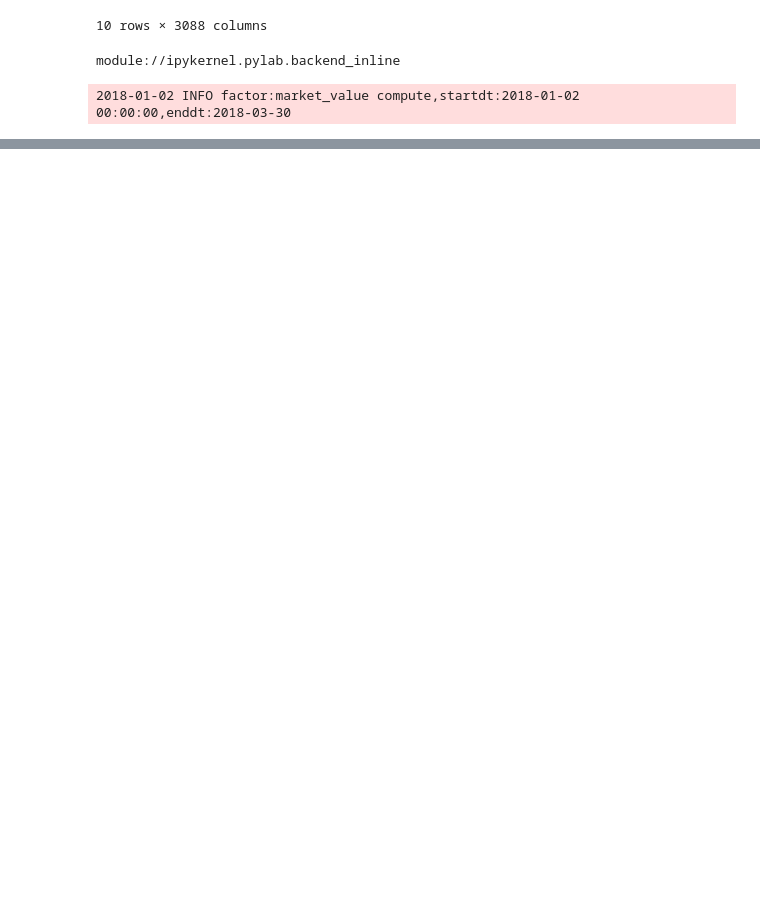
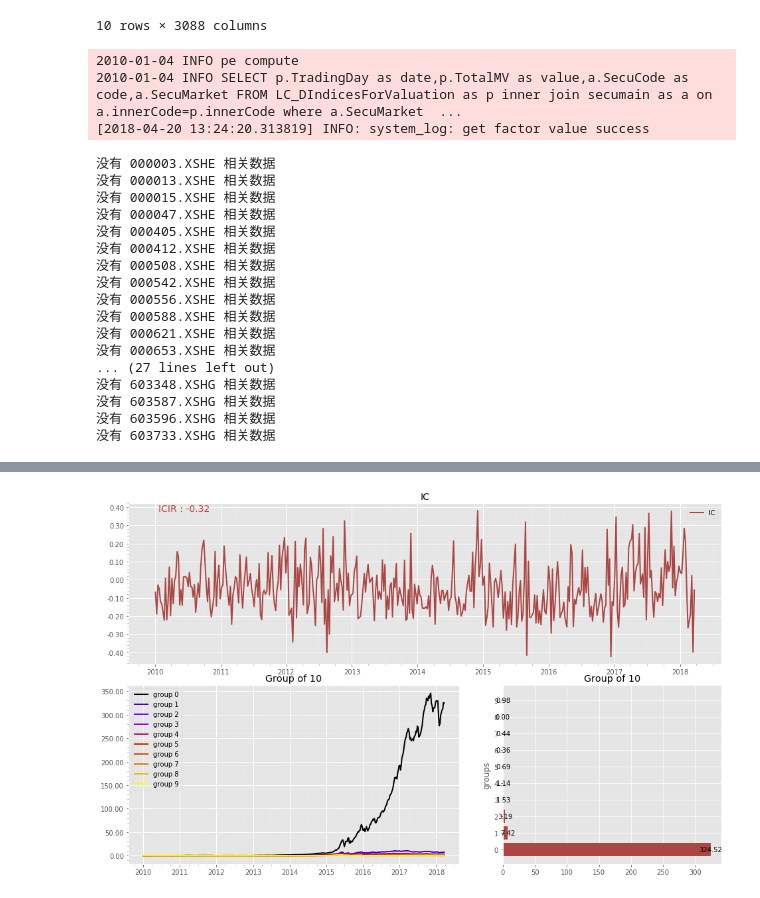
Before and after one commit to xclxxl414/rqalpha, a Jupyter notebook: ipynbs/factors/market_value.ipynb, the cells around one changed output, grey strips where cells are left out. Cells and saved outputs as stored; diff of their text form; code cells hidden in the pictures; blank space fills up the shorter version.

```diff
--- a/ipynbs/factors/market_value.ipynb
+++ b/ipynbs/factors/market_value.ipynb
@@ -92,17 +85,32 @@ from rqalpha.mod.rqalpha_mod_alphaStar_factors import evaluate_file
 
 config = {
   "base": {
-    "start_date": "2018-01-01",
+    "start_date": "2010-01-01",
     "end_date": "2018-04-01",
   },
 }
-# import matplotlib.pyplot as plt
-import matplotlib
-# matplotlib.use('agg')
-print(matplotlib.rcParams['backend'])
+
 factor_file_path = "./market_value.ipynb"
 
 evaluate_file(factor_file_path=factor_file_path,config=config,config_file = "../config_factor.yml")
 # %% [output]
-module://ipykernel.pylab.backend_inline
+2010-01-04 INFO pe compute
+2010-01-04 INFO SELECT p.TradingDay as date,p.TotalMV as value,a.SecuCode as code,a.SecuMarket FROM LC_DIndicesForValuation as p inner join secumain as a on a.innerCode=p.innerCode where a.SecuMarket  ...
+[2018-04-20 13:24:20.313819] INFO: system_log: get factor value success
-2018-01-02 INFO factor:market_value compute,startdt:2018-01-02 00:00:00,enddt:2018-03-30
+没有 000003.XSHE 相关数据
+没有 000013.XSHE 相关数据
+没有 000015.XSHE 相关数据
+没有 000047.XSHE 相关数据
+没有 000405.XSHE 相关数据
+没有 000412.XSHE 相关数据
+没有 000508.XSHE 相关数据
+没有 000542.XSHE 相关数据
+没有 000556.XSHE 相关数据
+没有 000588.XSHE 相关数据
+没有 000621.XSHE 相关数据
+没有 000653.XSHE 相关数据
+... (27 lines left out)
+没有 603348.XSHG 相关数据
+没有 603587.XSHG 相关数据
+没有 603596.XSHG 相关数据
+没有 603733.XSHG 相关数据
@@ -109,0 +134 @@ KeyboardInterrupt:
+[figure, added]
```
Also changed, not shown: parts of 2 cells of this notebook, 1 other file.
